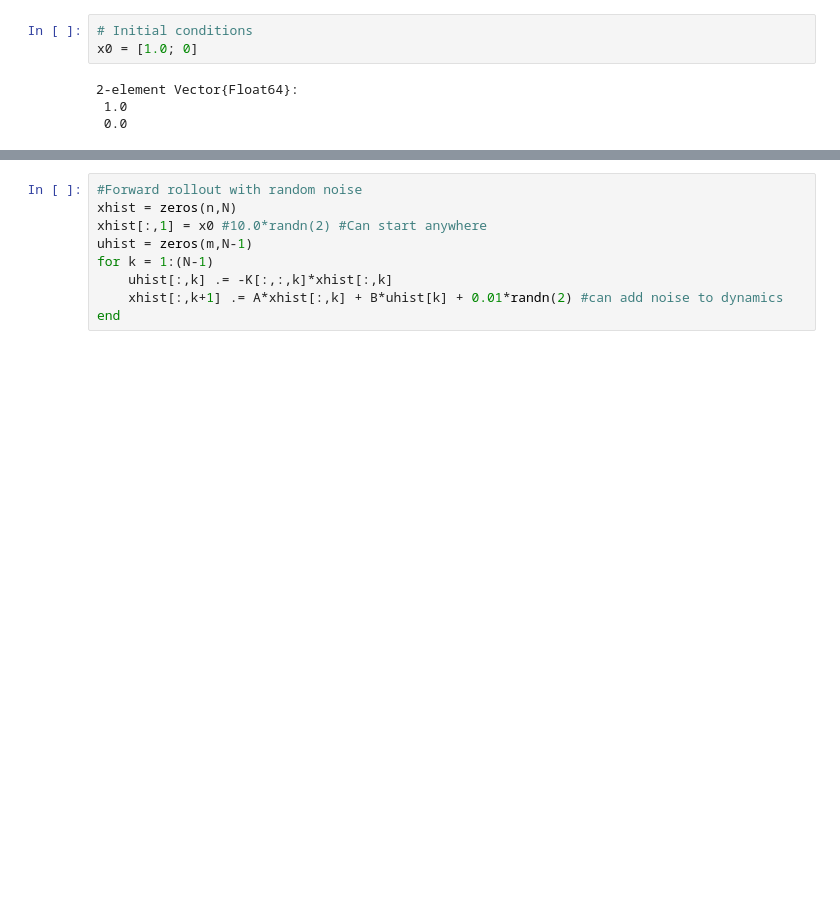
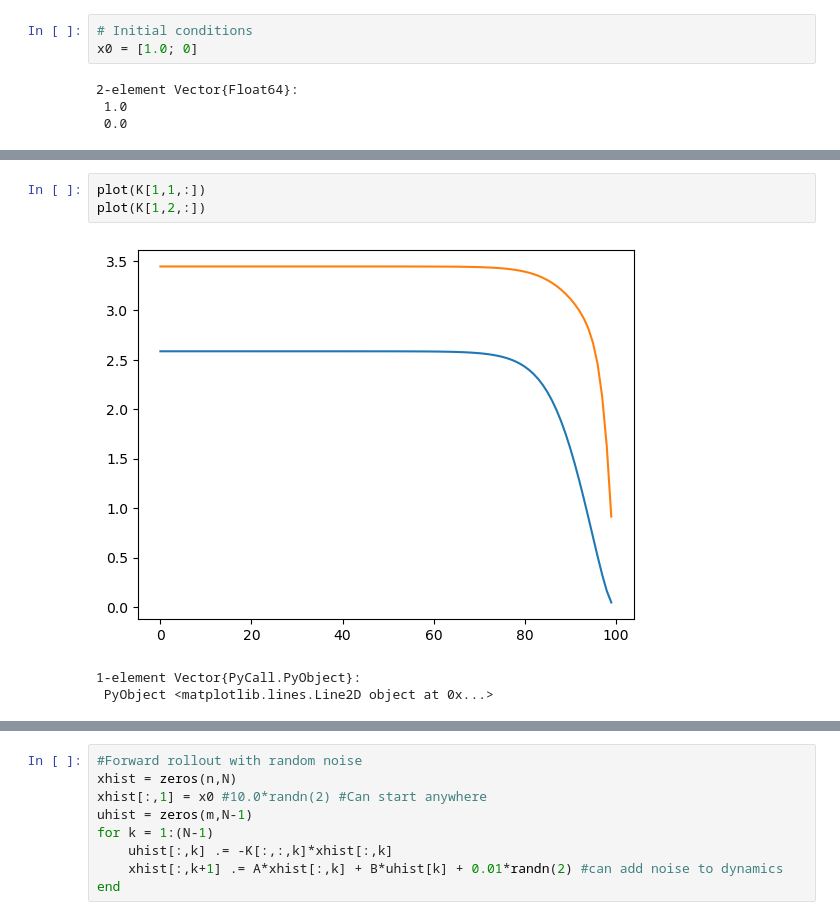
Before and after one commit to rua0ra1/cmu_optimal_control_course, a Jupyter notebook: lecturenotes/lecture_notes/Lecture 7/lqr-riccati.ipynb, the cells around one changed output, grey strips where cells are left out. Cells and saved outputs as stored; diff of their text form; blank space fills up the shorter version.

```diff
--- a/lecturenotes/lecture_notes/Lecture 7/lqr-riccati.ipynb
+++ b/lecturenotes/lecture_notes/Lecture 7/lqr-riccati.ipynb
@@ -74,3 +94,10 @@ end
+# %%
+plot(K[1,1,:])
+plot(K[1,2,:])
+# %% [output]
+[figure, added]
+1-element Vector{PyCall.PyObject}:
+ PyObject <matplotlib.lines.Line2D object at 0x...>
 # %%
 # Plot x1 vs. x2, u vs. t, x vs. t, etc.
 times = range(0,h*(N-1), step=h)
```
Also changed, not shown: parts of 13 cells of this notebook, 2 other files.
